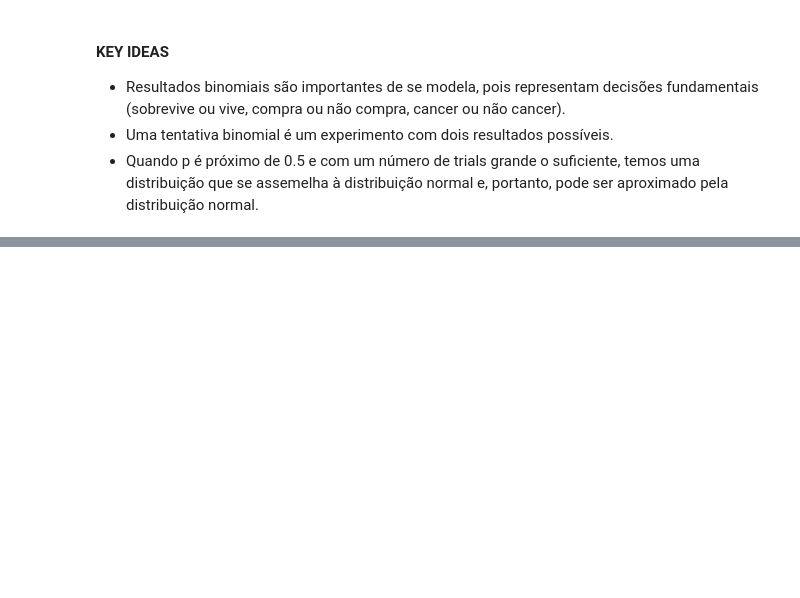
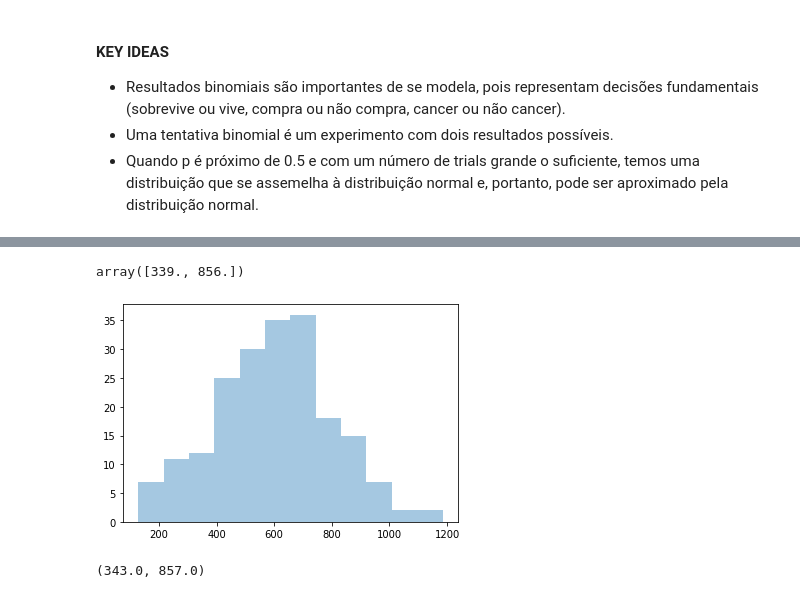
Before and after one commit to hoadcoder/SundayLearning, a Jupyter notebook: notebooks/content/15_sampling.ipynb, the cells around one changed output, grey strips where cells are left out. Saved outputs shown, nothing was run; the diff lists cells and outputs as text; code cells hidden in the pictures; blank space fills up the shorter version.

```diff
--- a/notebooks/content/15_sampling.ipynb
+++ b/notebooks/content/15_sampling.ipynb
@@ -460,0 +583,14 @@ print(cum_perc, "%")
+# %%
+np.random.seed(49)
+peter_pan = stats.norm.rvs(600, 200, size=200)
+
+sns.distplot(peter_pan, kde=False)
+
+np.round(np.percentile(peter_pan, [10, 90]), 0)
+# %% [output]
+array([339., 856.])
+[figure, added]
+# %%
+np.round(stats.t.ppf(.10, 199, 600, 200), 0), np.round(stats.t.ppf(.90, 199, 600, 200), 0)
+# %% [output]
+(343.0, 857.0)
```
Also changed, not shown: parts of 21 cells of this notebook, 1 other file.
